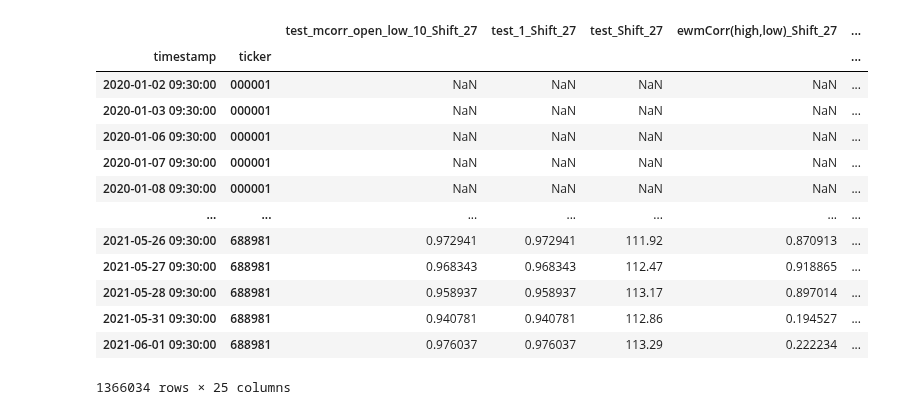
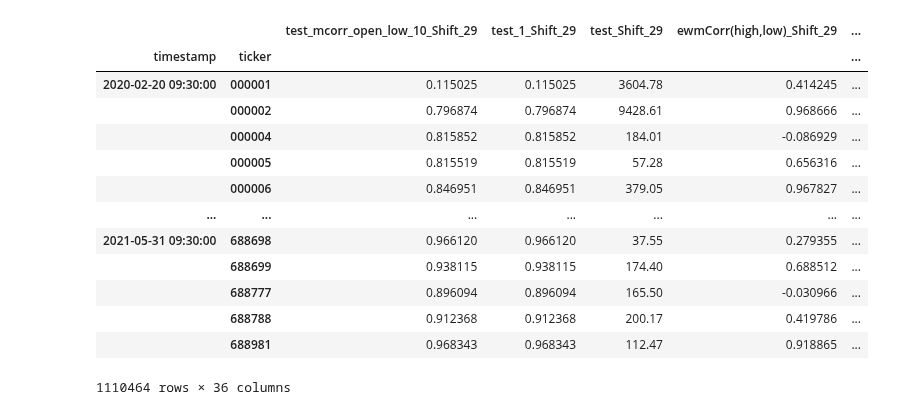
Before and after one commit to June24-Wu/Shannon, a Jupyter notebook: AlphaNet/Code Example/Shift_into_Squence_Par.ipynb, the cells around one changed output. Drawn from its saved outputs; the diff is of its cells as text; code cells hidden in the pictures.

```diff
--- a/AlphaNet/Code Example/Shift_into_Squence_Par.ipynb
+++ b/AlphaNet/Code Example/Shift_into_Squence_Par.ipynb
@@ -53,3 +54,2 @@ sequence_list
 # %%
-x = dataloader.feature_data.drop("target",axis=1)
-x
+a = generate_shift_data("test",5)
@@ -71,27 +56,17 @@ x
 # %%
-final_df = []
-for index,group in tqdm(x.groupby("ticker")):
-    group_df = []
-    for i in sequence_list:
-        a = group.shift(i)
-        a.columns = [str(j)+"_Shift_%i" % i for j in group.columns]
-        group_df.append(a)
-    group_df = pd.concat(group_df,axis=1)
-    final_df.append(group_df)
-final_df = pd.concat(final_df,axis=0)
-final_df
+a.dropna(axis=0,inplace=True)
 # %% [output]
-|  |  | test_mcorr_open_low_10_Shift_27 | test_1_Shift_27 | test_Shift_27 | ewmCorr(high,low)_Shift_27 | ... |
+|  |  | test_mcorr_open_low_10_Shift_29 | test_1_Shift_29 | test_Shift_29 | ewmCorr(high,low)_Shift_29 | ... |
 | timestamp | ticker |  |  |  |  | ... |
-| 2020-01-02 09:30:00 | 000001 | NaN | NaN | NaN | NaN | ... |
-| 2020-01-03 09:30:00 | 000001 | NaN | NaN | NaN | NaN | ... |
-| 2020-01-06 09:30:00 | 000001 | NaN | NaN | NaN | NaN | ... |
-| 2020-01-07 09:30:00 | 000001 | NaN | NaN | NaN | NaN | ... |
-| 2020-01-08 09:30:00 | 000001 | NaN | NaN | NaN | NaN | ... |
+| 2020-02-20 09:30:00 | 000001 | 0.115025 | 0.115025 | 3604.78 | 0.414245 | ... |
+|  | 000002 | 0.796874 | 0.796874 | 9428.61 | 0.968666 | ... |
+|  | 000004 | 0.815852 | 0.815852 | 184.01 | -0.086929 | ... |
+|  | 000005 | 0.815519 | 0.815519 | 57.28 | 0.656316 | ... |
+|  | 000006 | 0.846951 | 0.846951 | 379.05 | 0.967827 | ... |
 | ... | ... | ... | ... | ... | ... | ... |
-| 2021-05-26 09:30:00 | 688981 | 0.972941 | 0.972941 | 111.92 | 0.870913 | ... |
-| 2021-05-27 09:30:00 | 688981 | 0.968343 | 0.968343 | 112.47 | 0.918865 | ... |
-| 2021-05-28 09:30:00 | 688981 | 0.958937 | 0.958937 | 113.17 | 0.897014 | ... |
-| 2021-05-31 09:30:00 | 688981 | 0.940781 | 0.940781 | 112.86 | 0.194527 | ... |
-| 2021-06-01 09:30:00 | 688981 | 0.976037 | 0.976037 | 113.29 | 0.222234 | ... |
+| 2021-05-31 09:30:00 | 688698 | 0.966120 | 0.966120 | 37.55 | 0.279355 | ... |
+|  | 688699 | 0.938115 | 0.938115 | 174.40 | 0.688512 | ... |
+|  | 688777 | 0.896094 | 0.896094 | 165.50 | -0.030966 | ... |
+|  | 688788 | 0.912368 | 0.912368 | 200.17 | 0.419786 | ... |
+|  | 688981 | 0.968343 | 0.968343 | 112.47 | 0.918865 | ... |
-1366034 rows × 25 columns
+1110464 rows × 36 columns
```
Also changed, not shown: parts of 8 cells of this notebook, 5 other files.
